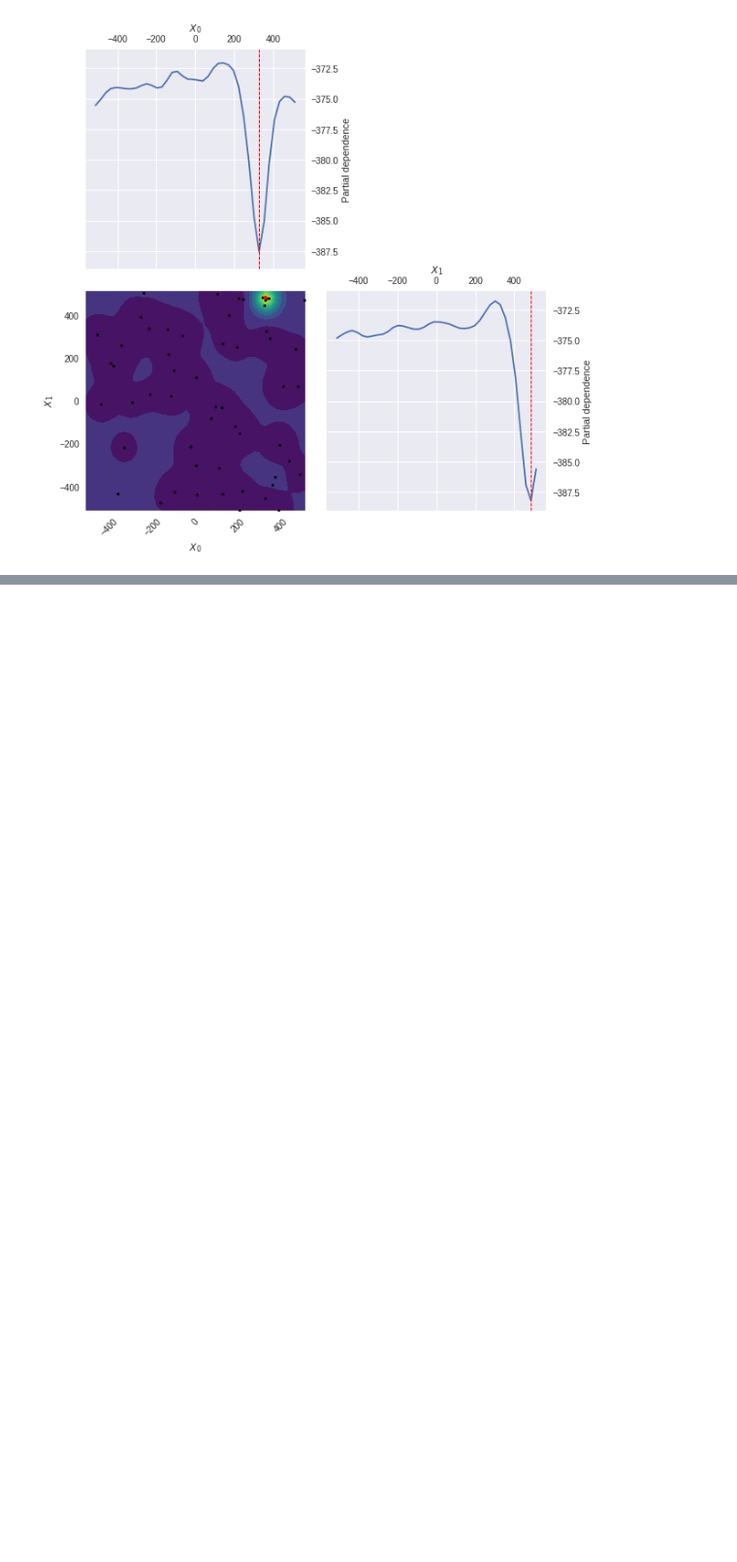
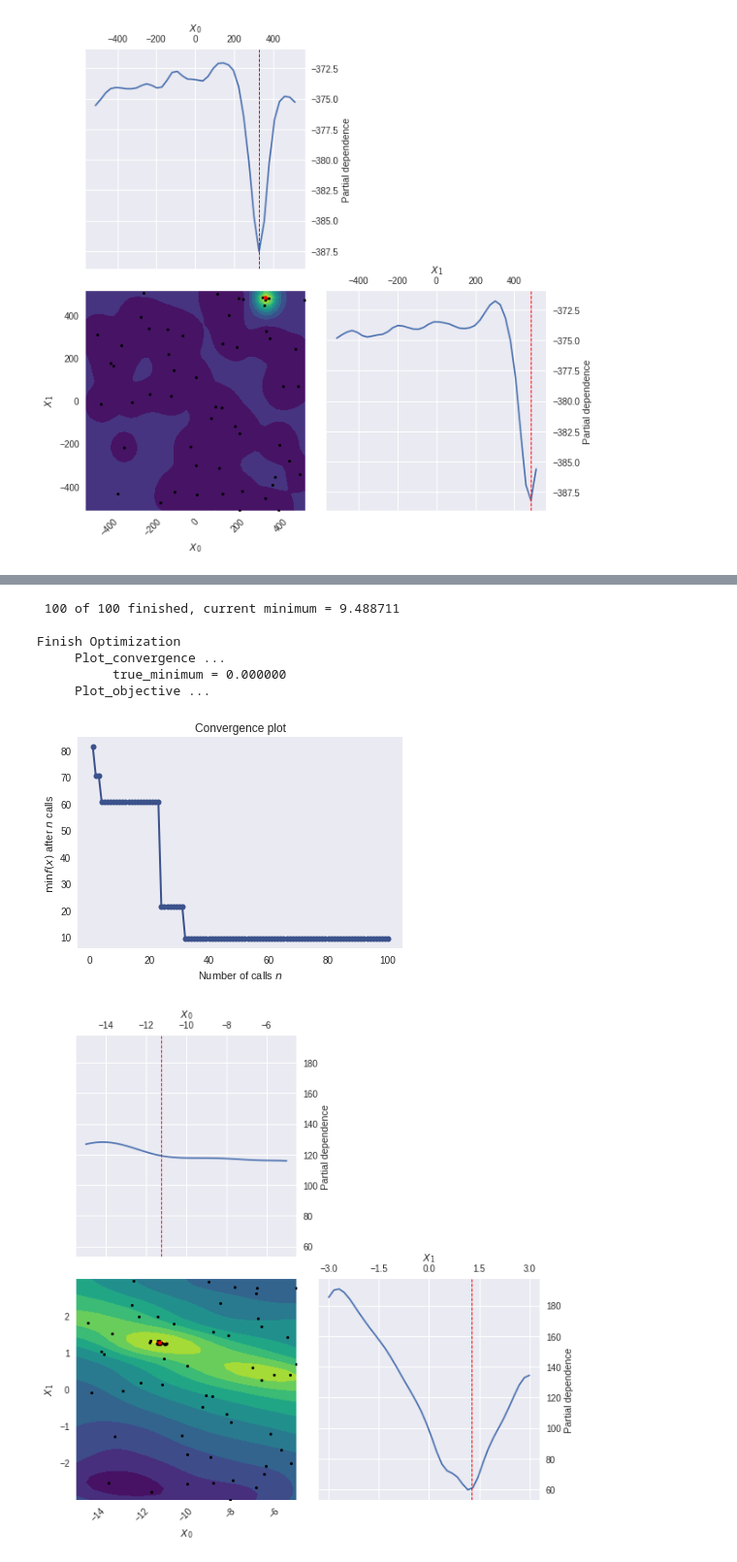
Before and after one commit to mesomesomeso14/optimization_bench, a Jupyter notebook: skopt_test.ipynb, the cells around one changed output, grey strips where cells are left out. Shown at 97% size. Drawn from its saved outputs; the diff is of its cells as text; code cells hidden in the pictures; blank space fills up the shorter version.

```diff
--- a/skopt_test.ipynb
+++ b/skopt_test.ipynb
@@ -159,0 +166,12 @@ Finish Optimization
+# %%
+func = Bukin_6
+result = gp_optimize(func, 200 , 100)
+# %% [output]
+ 100 of 100 finished, current minimum = 9.488711
+
+Finish Optimization
+     Plot_convergence ...
+          true_minimum = 0.000000
+     Plot_objective ...
+[figure, added]
+[figure, added]
```
Also changed, not shown: parts of 13 cells of this notebook.
